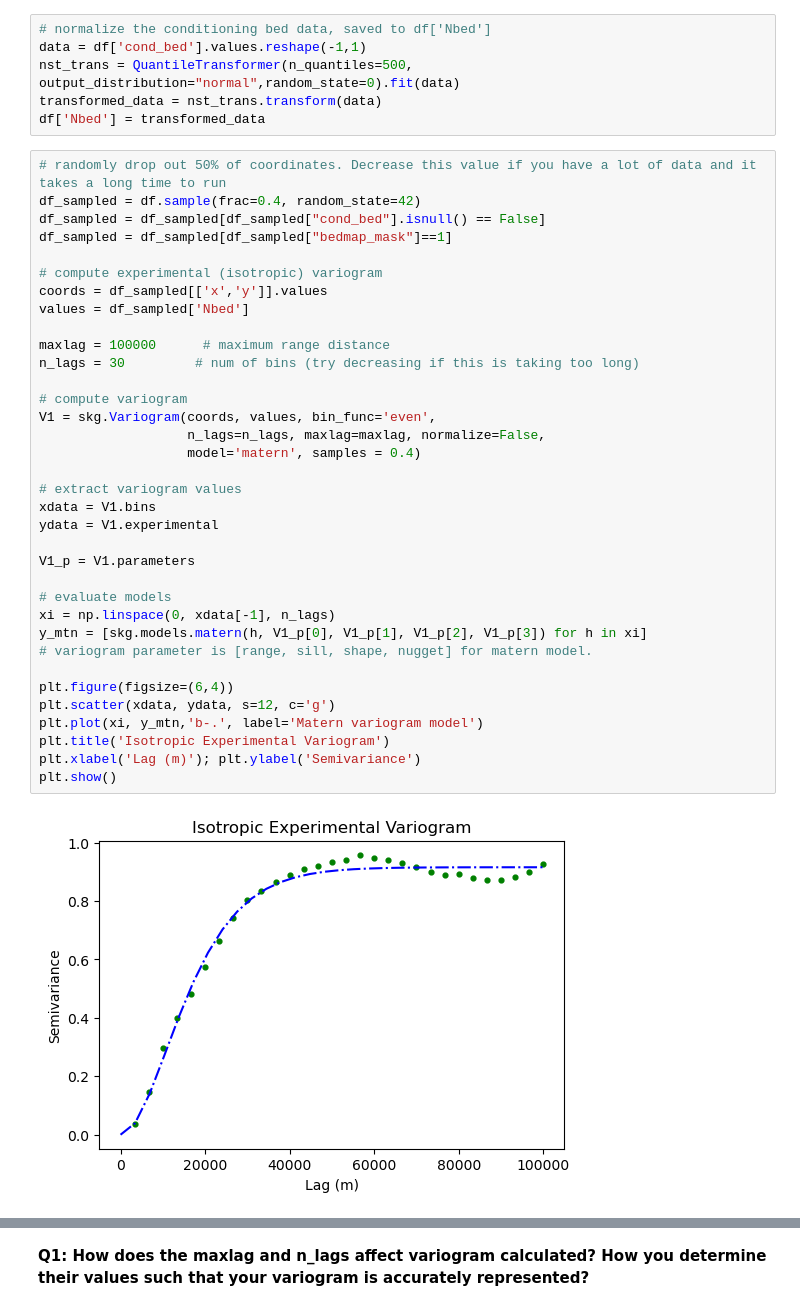
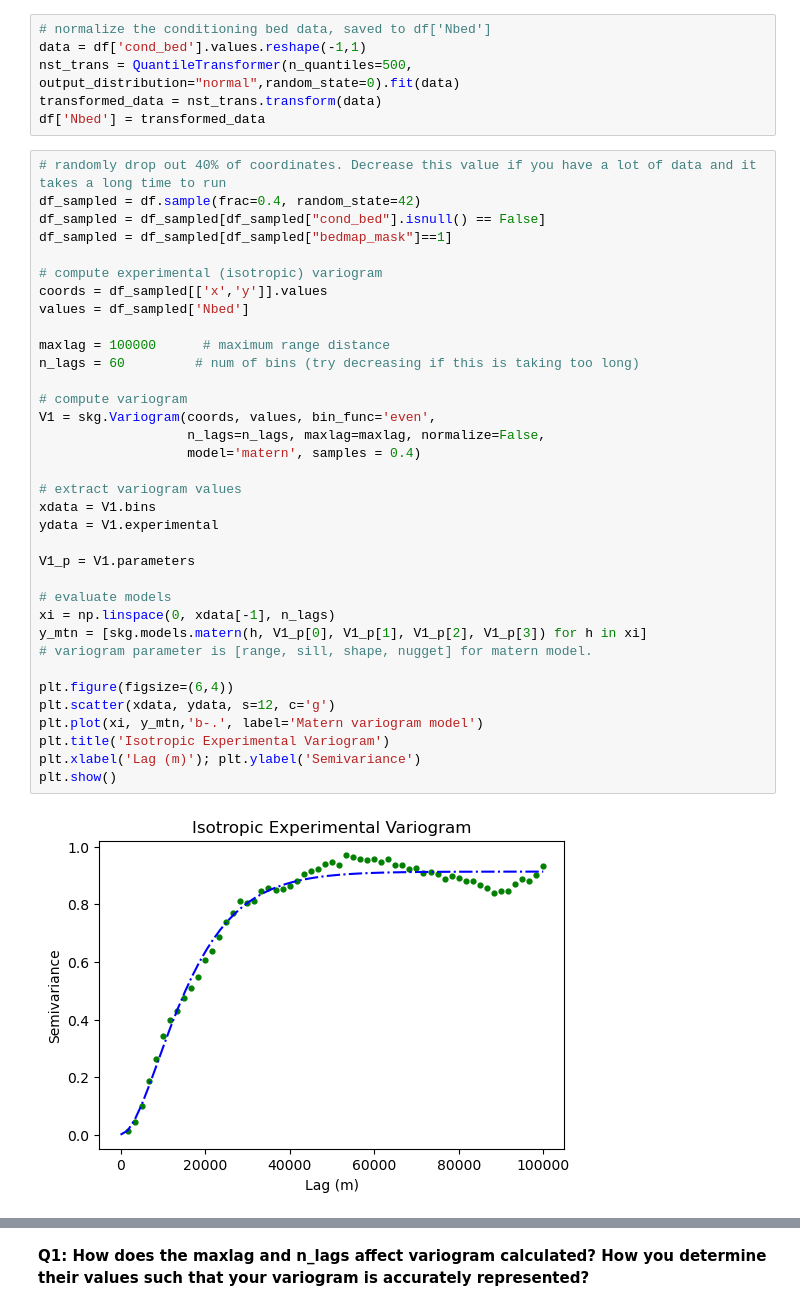
Before and after one commit to annix-24/geostatisticalMCMC, a Jupyter notebook: T2_StatisticalAnalysisRutford.ipynb, the cells around one changed output, grey strips where cells are left out. Drawn from its saved outputs; the diff is of its cells as text.

```diff
--- a/T2_StatisticalAnalysisRutford.ipynb
+++ b/T2_StatisticalAnalysisRutford.ipynb
@@ -64,42 +64,42 @@ nst_trans = QuantileTransformer(n_quantiles=500, output_distribution="normal",ra
 transformed_data = nst_trans.transform(data)
 df['Nbed'] = transformed_data
 # %%
-# randomly drop out 50% of coordinates. Decrease this value if you have a lot of data and it takes a long time to run
+# randomly drop out 40% of coordinates. Decrease this value if you have a lot of data and it takes a long time to run
 df_sampled = df.sample(frac=0.4, random_state=42)
 df_sampled = df_sampled[df_sampled["cond_bed"].isnull() == False]
 df_sampled = df_sampled[df_sampled["bedmap_mask"]==1]
 
 # compute experimental (isotropic) variogram
 coords = df_sampled[['x','y']].values
 values = df_sampled['Nbed']
 
 maxlag = 100000      # maximum range distance
-n_lags = 30         # num of bins (try decreasing if this is taking too long)
+n_lags = 60         # num of bins (try decreasing if this is taking too long)
 
 # compute variogram
 V1 = skg.Variogram(coords, values, bin_func='even',
                    n_lags=n_lags, maxlag=maxlag, normalize=False,
                    model='matern', samples = 0.4)
 
 # extract variogram values
 xdata = V1.bins
 ydata = V1.experimental
 
 V1_p = V1.parameters
 
 # evaluate models
 xi = np.linspace(0, xdata[-1], n_lags)
 y_mtn = [skg.models.matern(h, V1_p[0], V1_p[1], V1_p[2], V1_p[3]) for h in xi]
 # variogram parameter is [range, sill, shape, nugget] for matern model.
 
 plt.figure(figsize=(6,4))
 plt.scatter(xdata, ydata, s=12, c='g')
 plt.plot(xi, y_mtn,'b-.', label='Matern variogram model')
 plt.title('Isotropic Experimental Variogram')
 plt.xlabel('Lag (m)'); plt.ylabel('Semivariance')
 plt.show()
 # %% [output]
-[figure, old version]
+[figure, new version]
 # %%
 V1_p
 # %% [output]
```
Also changed, not shown: parts of 9 cells of this notebook, 2 other files.
